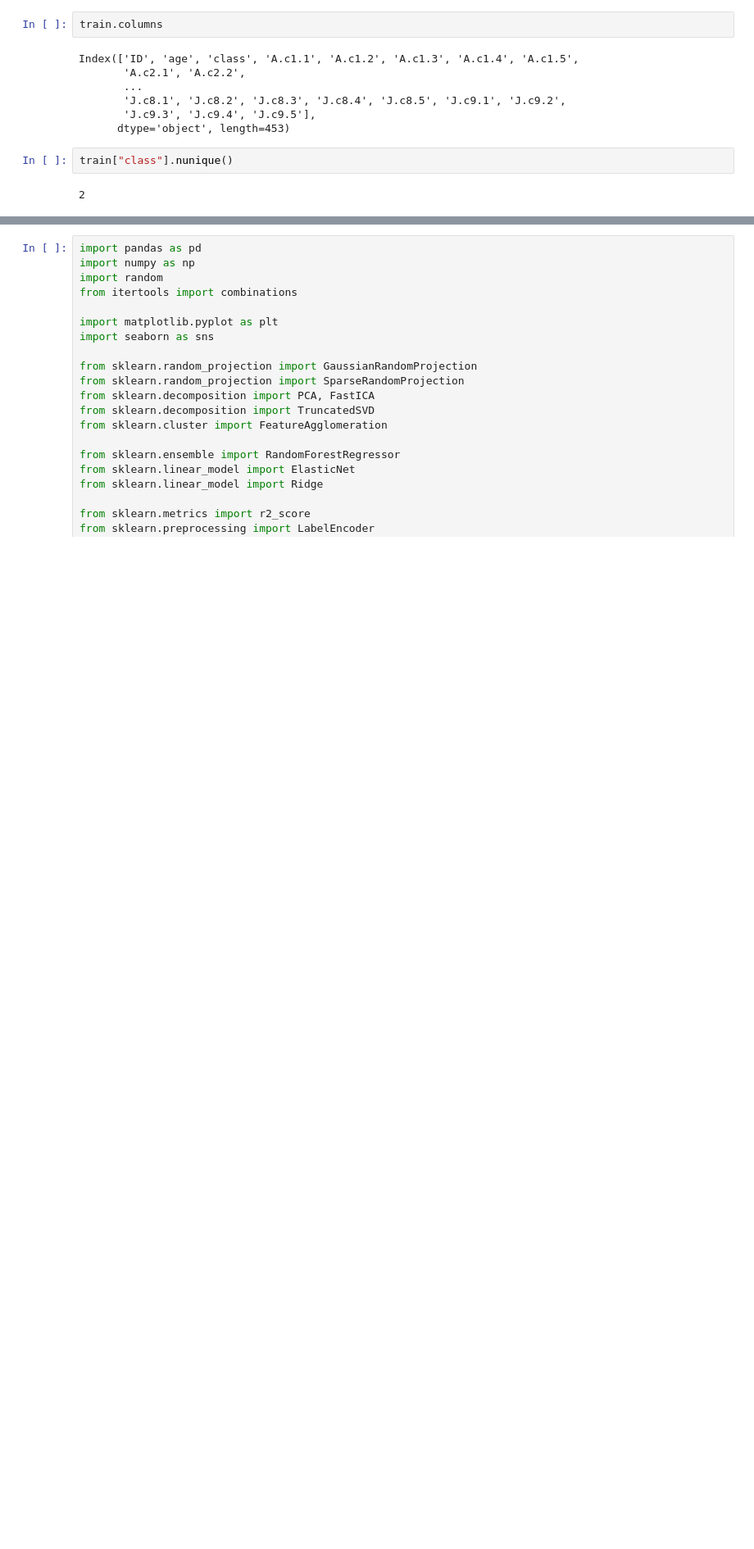
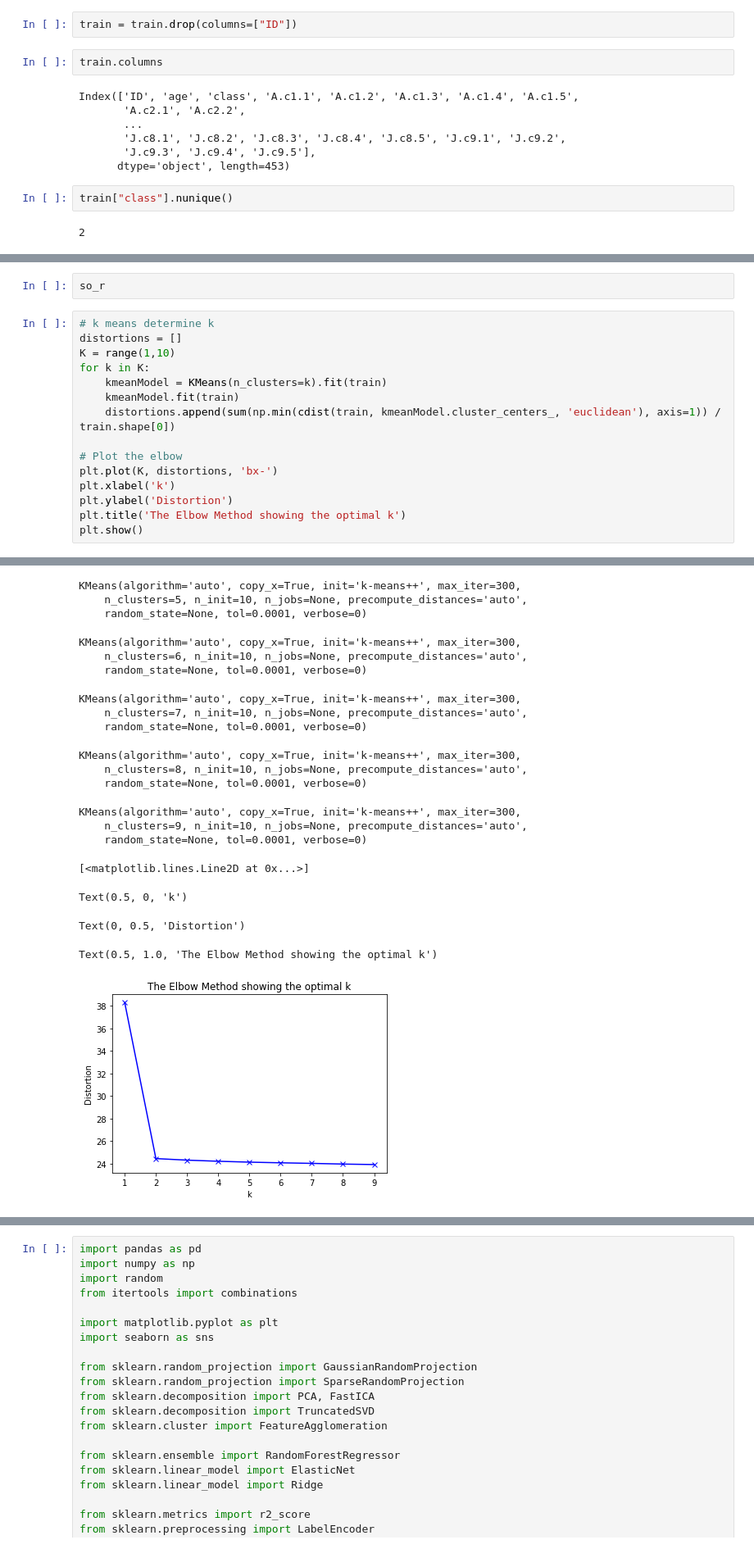
Before and after one commit to jin-sj/cs686_machine_learning, a Jupyter notebook: data_project/Dimensionality Reduction.ipynb, the cells around one changed output, grey strips where cells are left out. Shown at 82% size. Saved outputs shown, nothing was run; the diff lists cells and outputs as text; blank space fills up the shorter version.

```diff
--- a/data_project/Dimensionality Reduction.ipynb
+++ b/data_project/Dimensionality Reduction.ipynb
@@ -17,6 +19,8 @@ train.head()
 | 3 | 3008 | 3 | asd | 1.930039 | 2.930039 | 3.930039 | 4.930039 | 5.930039 | 2.698195 | 3.698195 | ... | ... |
 | 4 | 3863 | 3 | typ | 2.272464 | 3.272464 | 4.272464 | 5.272464 | 6.272464 | 1.539144 | 2.539144 | ... | ... |
 5 rows × 453 columns
+# %%
+train = train.drop(columns=["ID"])
 # %%
 train.columns
 # %% [output]
@@ -32,0 +48,18 @@ train["class"].nunique()
+# %%
+so_r
+# %%
+# k means determine k
+distortions = []
+K = range(1,10)
+for k in K:
+    kmeanModel = KMeans(n_clusters=k).fit(train)
+    kmeanModel.fit(train)
+    distortions.append(sum(np.min(cdist(train, kmeanModel.cluster_centers_, 'euclidean'), axis=1)) / train.shape[0])
+
+# Plot the elbow
+plt.plot(K, distortions, 'bx-')
+plt.xlabel('k')
+plt.ylabel('Distortion')
+plt.title('The Elbow Method showing the optimal k')
+plt.show()
+# %% [output]
@@ -32,0 +78,20 @@ train["class"].nunique()
+KMeans(algorithm='auto', copy_x=True, init='k-means++', max_iter=300,
+    n_clusters=5, n_init=10, n_jobs=None, precompute_distances='auto',
+    random_state=None, tol=0.0001, verbose=0)
+KMeans(algorithm='auto', copy_x=True, init='k-means++', max_iter=300,
+    n_clusters=6, n_init=10, n_jobs=None, precompute_distances='auto',
+    random_state=None, tol=0.0001, verbose=0)
+KMeans(algorithm='auto', copy_x=True, init='k-means++', max_iter=300,
+    n_clusters=7, n_init=10, n_jobs=None, precompute_distances='auto',
+    random_state=None, tol=0.0001, verbose=0)
+KMeans(algorithm='auto', copy_x=True, init='k-means++', max_iter=300,
+    n_clusters=8, n_init=10, n_jobs=None, precompute_distances='auto',
+    random_state=None, tol=0.0001, verbose=0)
+KMeans(algorithm='auto', copy_x=True, init='k-means++', max_iter=300,
+    n_clusters=9, n_init=10, n_jobs=None, precompute_distances='auto',
+    random_state=None, tol=0.0001, verbose=0)
+[<matplotlib.lines.Line2D at 0x...>]
+Text(0.5, 0, 'k')
+Text(0, 0.5, 'Distortion')
+Text(0.5, 1.0, 'The Elbow Method showing the optimal k')
+[figure, added]
```
Also changed, not shown: parts of 12 cells of this notebook, 2 other files.
